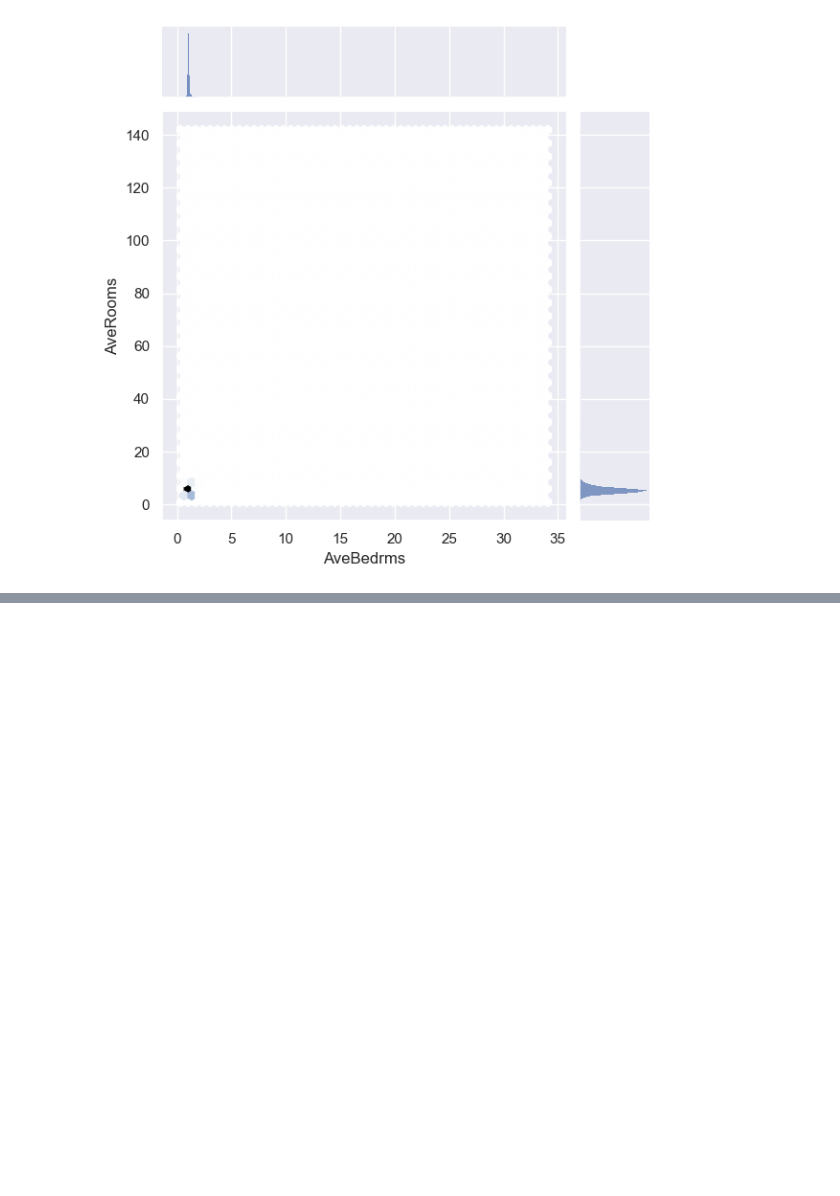
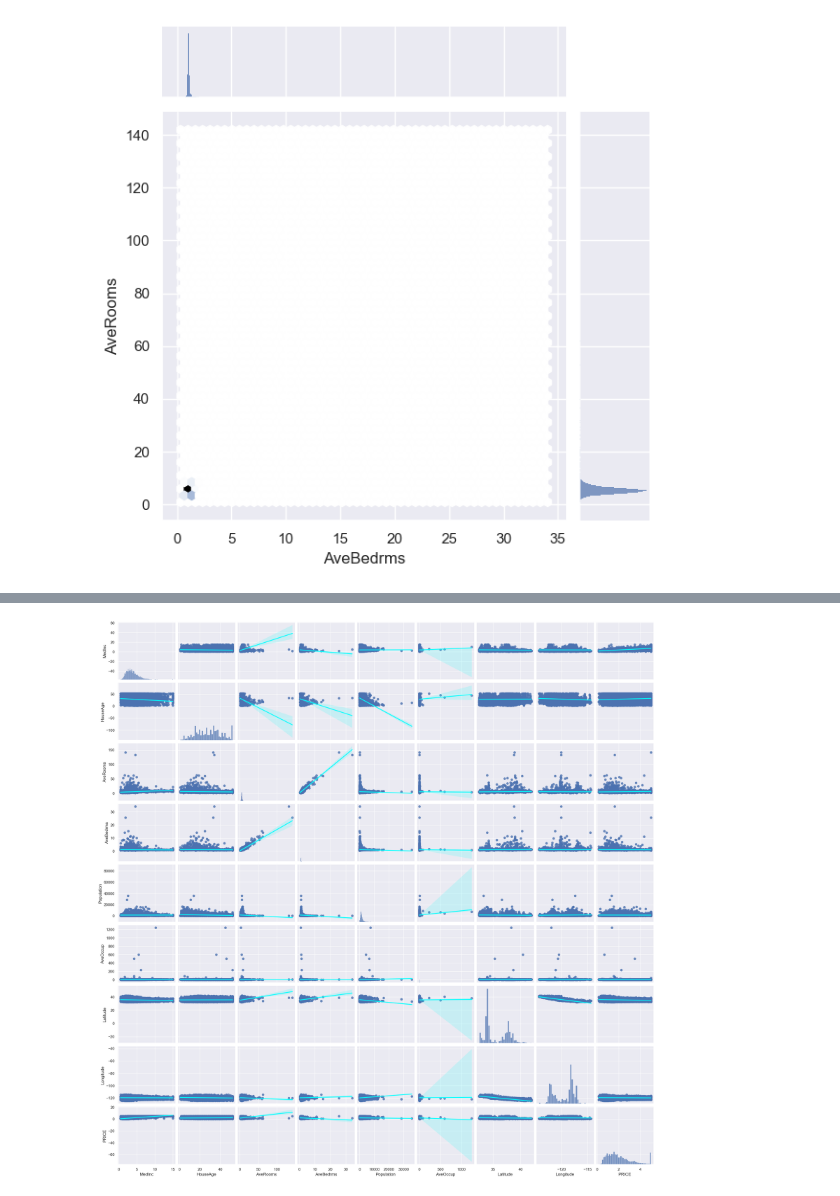
Before and after one commit to alextianyf/MachineLearning_ProblemSets, a Jupyter notebook: 3. Predict House Prices with Multivariable Linear Regression/3.2 Mutilvariate Regression.ipynb, the cells around one changed output, grey strips where cells are left out. Cells and saved outputs as stored; diff of their text form; code cells hidden in the pictures; blank space fills up the shorter version.

```diff
--- a/3. Predict House Prices with Multivariable Linear Regression/3.2 Mutilvariate Regression.ipynb
+++ b/3. Predict House Prices with Multivariable Linear Regression/3.2 Mutilvariate Regression.ipynb
@@ -480,0 +500,5 @@ plt.show()
+# %%
+sns.pairplot(data, kind='reg', plot_kws={'line_kws':{'color':'cyan'}})
+plt.show()
+# %% [output]
+[figure, added]
```
Also changed, not shown: parts of 11 cells of this notebook.
